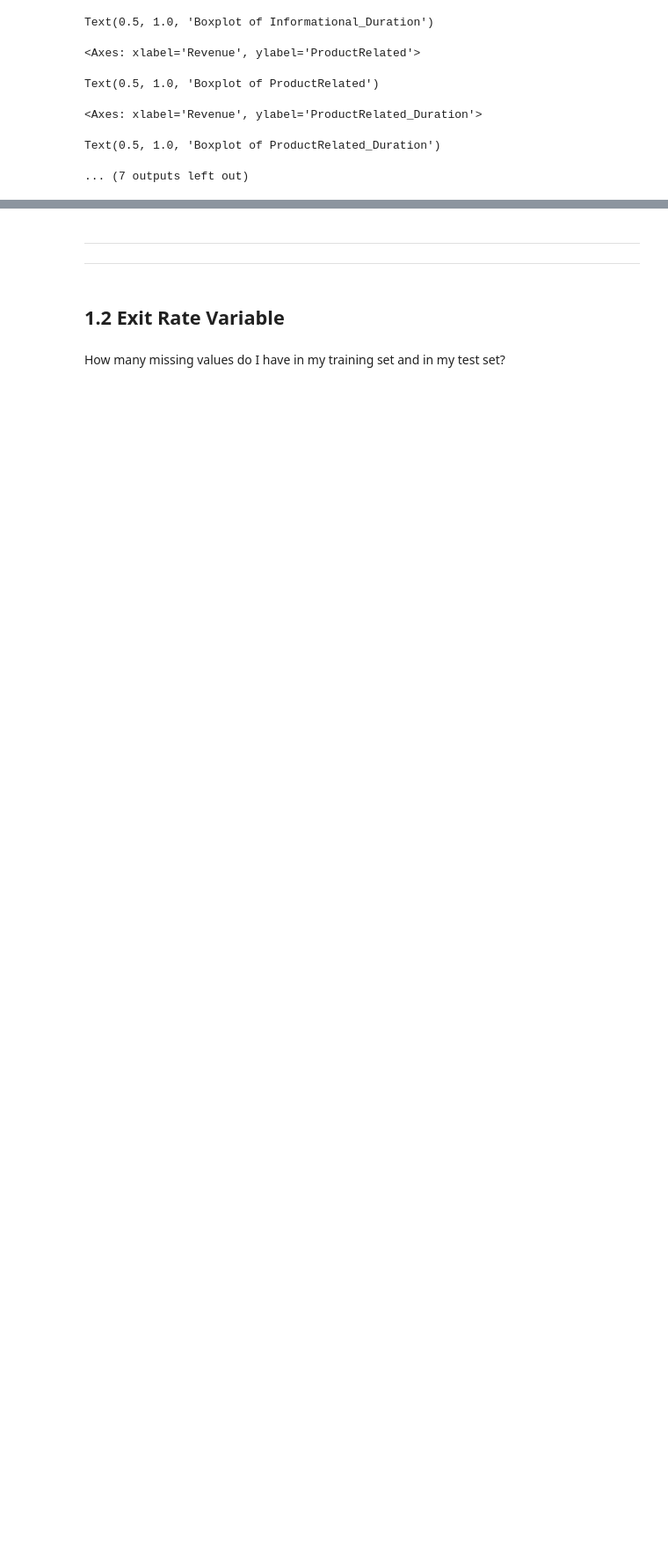
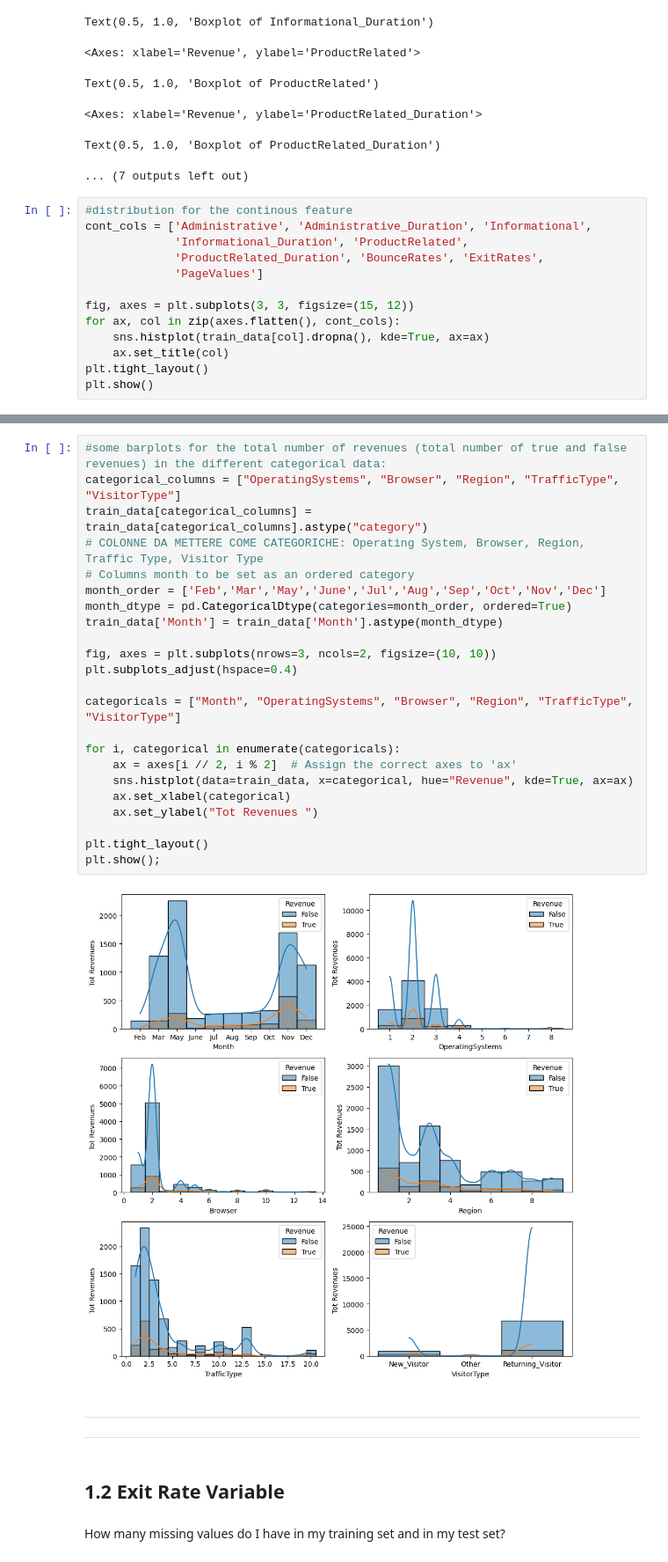
Before and after one commit to inchrysi/MLproject, a Jupyter notebook: MLproject.ipynb, the cells around one changed output, grey strips where cells are left out. Shown at 88% size. Drawn from its saved outputs; the diff is of its cells as text; blank space fills up the shorter version.

```diff
--- a/MLproject.ipynb
+++ b/MLproject.ipynb
@@ -306,3 +306,16 @@ Text(0.5, 1.0, 'Boxplot of ProductRelated')
 <Axes: xlabel='Revenue', ylabel='ProductRelated_Duration'>
 Text(0.5, 1.0, 'Boxplot of ProductRelated_Duration')
 ... (7 outputs left out)
+# %%
+#distribution for the continous feature
+cont_cols = ['Administrative', 'Administrative_Duration', 'Informational',
+             'Informational_Duration', 'ProductRelated',
+             'ProductRelated_Duration', 'BounceRates', 'ExitRates',
+             'PageValues']
+
+fig, axes = plt.subplots(3, 3, figsize=(15, 12))
+for ax, col in zip(axes.flatten(), cont_cols):
+    sns.histplot(train_data[col].dropna(), kde=True, ax=ax)
+    ax.set_title(col)
+plt.tight_layout()
+plt.show()
@@ -309,3 +345,28 @@ Text(0.5, 1.0, 'Boxplot of ProductRelated_Duration')
+# %%
+#some barplots for the total number of revenues (total number of true and false revenues) in the different categorical data:
+categorical_columns = ["OperatingSystems", "Browser", "Region", "TrafficType", "VisitorType"]
+train_data[categorical_columns] = train_data[categorical_columns].astype("category")
+# COLONNE DA METTERE COME CATEGORICHE: Operating System, Browser, Region, Traffic Type, Visitor Type
+# Columns month to be set as an ordered category
+month_order = ['Feb','Mar','May','June','Jul','Aug','Sep','Oct','Nov','Dec']
+month_dtype = pd.CategoricalDtype(categories=month_order, ordered=True)
+train_data['Month'] = train_data['Month'].astype(month_dtype)
+
+fig, axes = plt.subplots(nrows=3, ncols=2, figsize=(10, 10))
+plt.subplots_adjust(hspace=0.4)
+
+categoricals = ["Month", "OperatingSystems", "Browser", "Region", "TrafficType", "VisitorType"]
+
+for i, categorical in enumerate(categoricals):
+    ax = axes[i // 2, i % 2]  # Assign the correct axes to 'ax'
+    sns.histplot(data=train_data, x=categorical, hue="Revenue", kde=True, ax=ax)
+    ax.set_xlabel(categorical)
+    ax.set_ylabel("Tot Revenues ")
+
+plt.tight_layout()
+plt.show();
+# %% [output]
+[figure, added]
 # %% [markdown]
 ---
 ---
```
Also changed, not shown: parts of 58 cells of this notebook, 1 other file.
